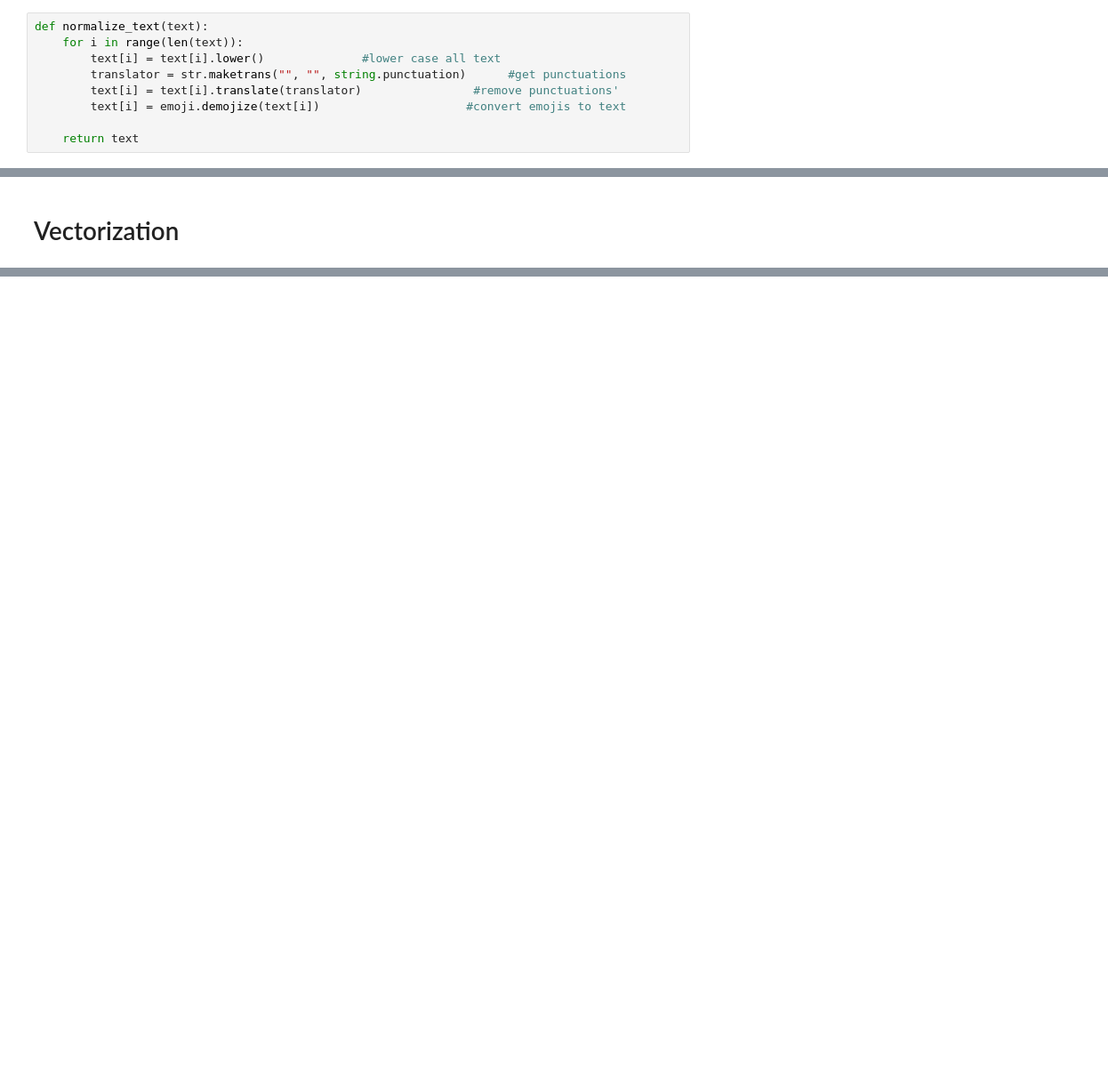
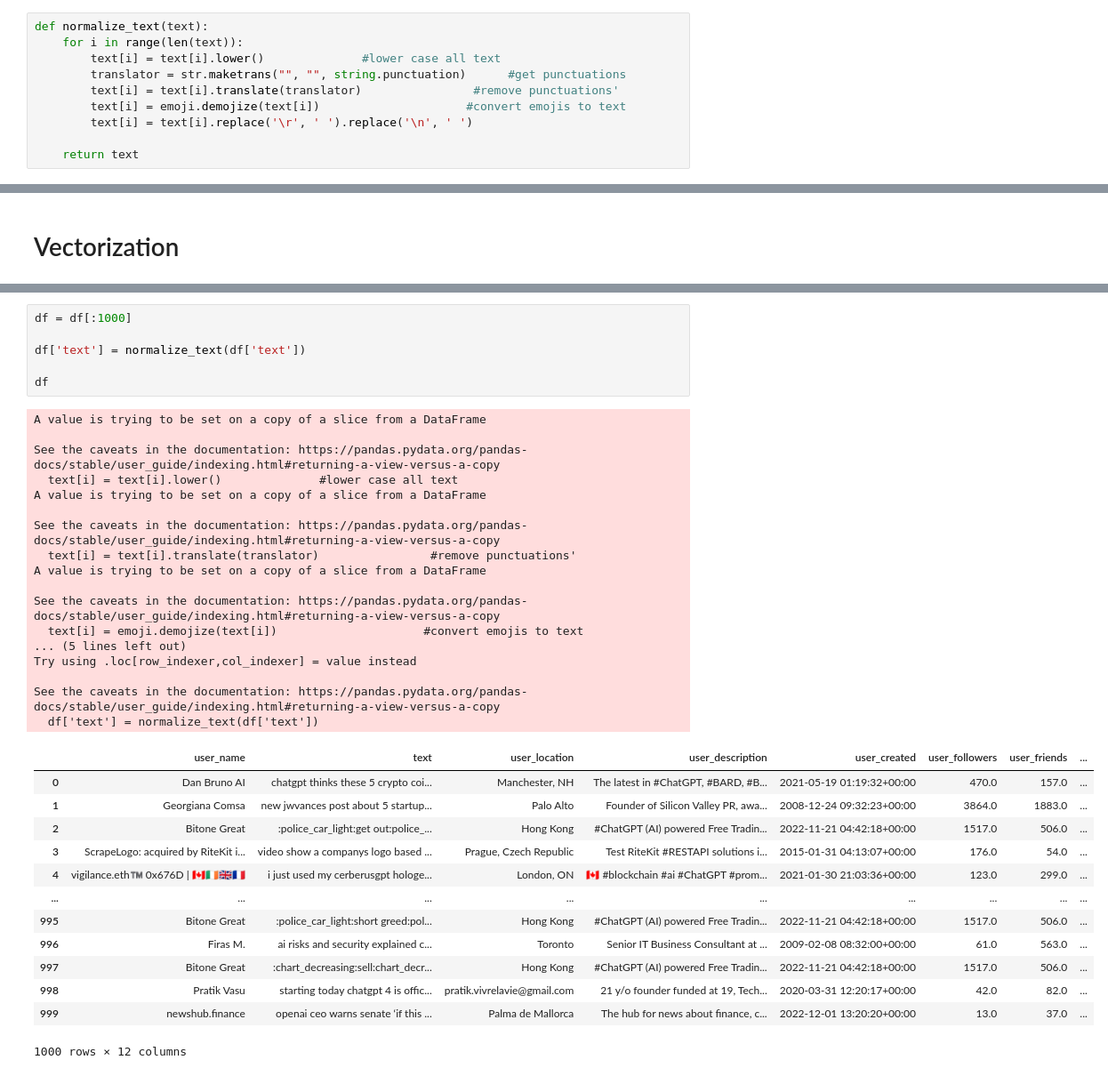
Before and after one commit to afraztahir231/NLP_Lab_Final, a Jupyter notebook: 2020041_AI361_Lab_Final.ipynb, the cells around one changed output, grey strips where cells are left out. Shown at 89% size. Saved outputs shown, nothing was run; the diff lists cells and outputs as text; blank space fills up the shorter version.

```diff
--- a/2020041_AI361_Lab_Final.ipynb
+++ b/2020041_AI361_Lab_Final.ipynb
@@ -105,6 +114,7 @@ def normalize_text(text):
         translator = str.maketrans("", "", string.punctuation)      #get punctuations
         text[i] = text[i].translate(translator)                #remove punctuations'
         text[i] = emoji.demojize(text[i])                     #convert emojis to text
+        text[i] = text[i].replace('\r', ' ').replace('\n', ' ')
 
     return text
 # %% [markdown]
@@ -285,0 +388,37 @@ def
+# %%
+df = df[:1000]
+
+df['text'] = normalize_text(df['text'])
+
+df
+# %% [output]
+A value is trying to be set on a copy of a slice from a DataFrame
+
+See the caveats in the documentation: https://pandas.pydata.org/pandas-docs/stable/user_guide/indexing.html#returning-a-view-versus-a-copy
+  text[i] = text[i].lower()              #lower case all text
+A value is trying to be set on a copy of a slice from a DataFrame
+
+See the caveats in the documentation: https://pandas.pydata.org/pandas-docs/stable/user_guide/indexing.html#returning-a-view-versus-a-copy
+  text[i] = text[i].translate(translator)                #remove punctuations'
+A value is trying to be set on a copy of a slice from a DataFrame
+
+See the caveats in the documentation: https://pandas.pydata.org/pandas-docs/stable/user_guide/indexing.html#returning-a-view-versus-a-copy
+  text[i] = emoji.demojize(text[i])                     #convert emojis to text
+... (5 lines left out)
+Try using .loc[row_indexer,col_indexer] = value instead
+
+See the caveats in the documentation: https://pandas.pydata.org/pandas-docs/stable/user_guide/indexing.html#returning-a-view-versus-a-copy
+  df['text'] = normalize_text(df['text'])
+|  | user_name | text | user_location | user_description | user_created | user_followers | user_friends | ... |
+| 0 | Dan Bruno AI | chatgpt thinks these 5 crypto coi... | Manchester, NH | The latest in #ChatGPT, #BARD, #B... | 2021-05-19 01:19:32+00:00 | 470.0 | 157.0 | ... |
+| 1 | Georgiana Comsa | new jwvances post about 5 startup... | Palo Alto | Founder of Silicon Valley PR, awa... | 2008-12-24 09:32:23+00:00 | 3864.0 | 1883.0 | ... |
+| 2 | Bitone Great | :police_car_light:get out:police_... | Hong Kong | #ChatGPT (AI) powered Free Tradin... | 2022-11-21 04:42:18+00:00 | 1517.0 | 506.0 | ... |
+| 3 | ScrapeLogo: acquired by RiteKit i... | video show a companys logo based ... | Prague, Czech Republic | Test RiteKit #RESTAPI solutions i... | 2015-01-31 04:13:07+00:00 | 176.0 | 54.0 | ... |
+| 4 | vigilance.eth™️ 0x676D | 🇨🇦🇮🇪🇬🇧🇨🇵 | i just used my cerberusgpt hologe... | London, ON | 🇨🇦 #blockchain #ai #ChatGPT #prom... | 2021-01-30 21:03:36+00:00 | 123.0 | 299.0 | ... |
+| ... | ... | ... | ... | ... | ... | ... | ... | ... |
+| 995 | Bitone Great | :police_car_light:short greed:pol... | Hong Kong | #ChatGPT (AI) powered Free Tradin... | 2022-11-21 04:42:18+00:00 | 1517.0 | 506.0 | ... |
+| 996 | Firas M. | ai risks and security explained c... | Toronto | Senior IT Business Consultant at ... | 2009-02-08 08:32:00+00:00 | 61.0 | 563.0 | ... |
+| 997 | Bitone Great | :chart_decreasing:sell:chart_decr... | Hong Kong | #ChatGPT (AI) powered Free Tradin... | 2022-11-21 04:42:18+00:00 | 1517.0 | 506.0 | ... |
+| 998 | Pratik Vasu | starting today chatgpt 4 is offic... | pratik.vivrelavie@gmail.com | 21 y/o founder funded at 19, Tech... | 2020-03-31 12:20:17+00:00 | 42.0 | 82.0 | ... |
+| 999 | newshub.finance | openai ceo warns senate ‘if this ... | Palma de Mallorca | The hub for news about finance, c... | 2022-12-01 13:20:20+00:00 | 13.0 | 37.0 | ... |
+1000 rows × 12 columns
```
Also changed, not shown: parts of 22 cells of this notebook.
